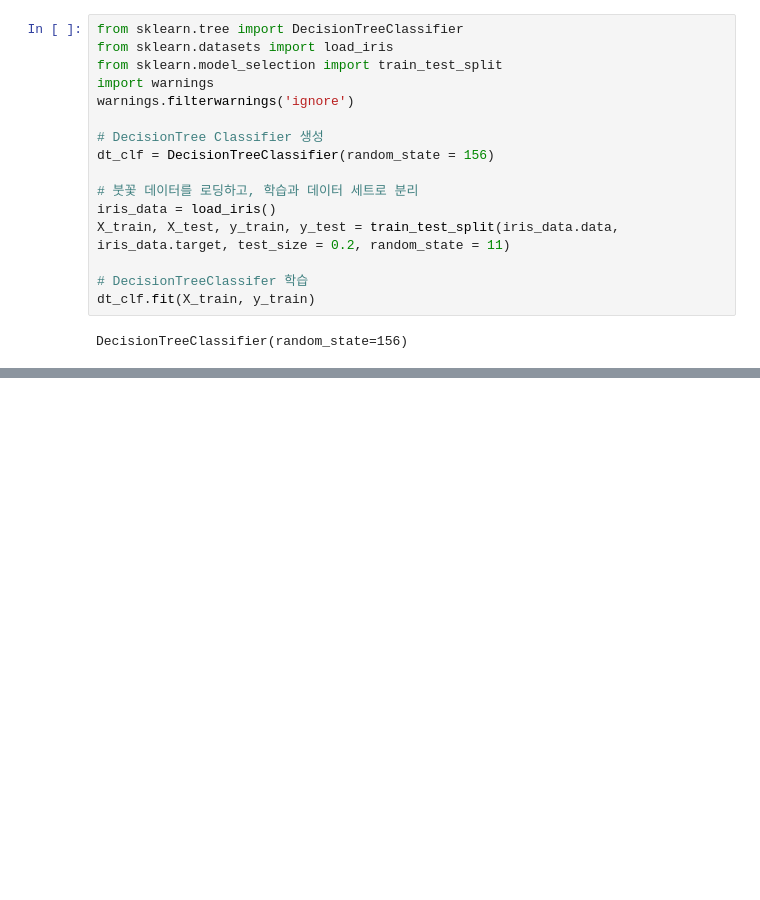
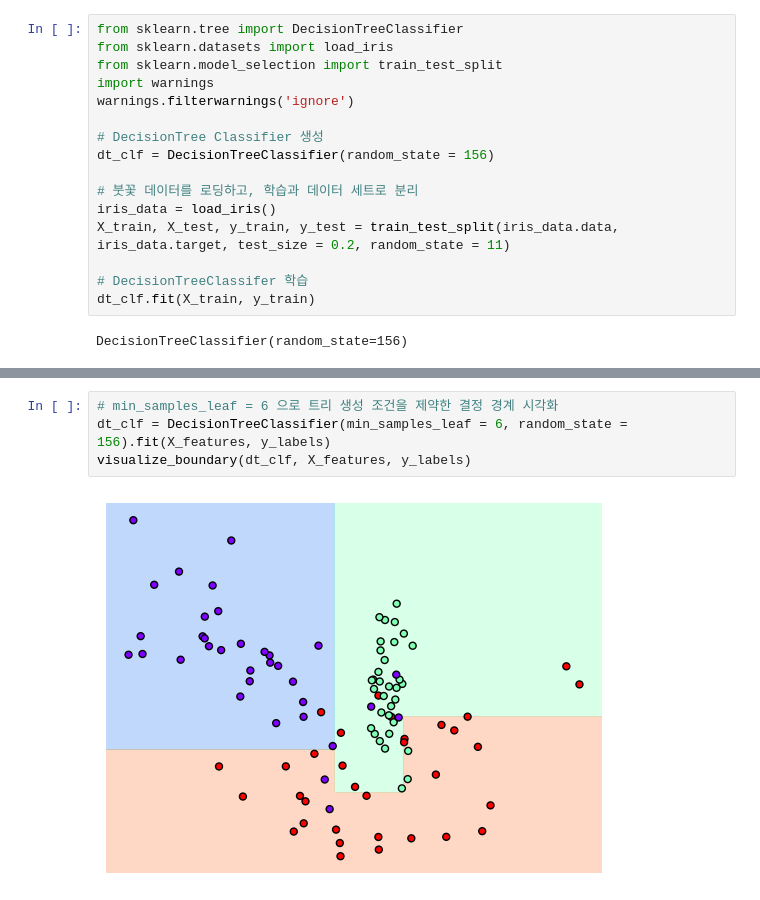
Before and after one commit to HongYeonLee/Pylot_MachineLearningStudy, a Jupyter notebook: 04_Classification.ipynb, the cells around one changed output, grey strips where cells are left out. Drawn from its saved outputs; the diff is of its cells as text; blank space fills up the shorter version.

```diff
--- a/04_Classification.ipynb
+++ b/04_Classification.ipynb
@@ -18,0 +108,6 @@ DecisionTreeClassifier(random_state=156)
+# %%
+# min_samples_leaf = 6 으로 트리 생성 조건을 제약한 결정 경계 시각화
+dt_clf = DecisionTreeClassifier(min_samples_leaf = 6, random_state = 156).fit(X_features, y_labels)
+visualize_boundary(dt_clf, X_features, y_labels)
+# %% [output]
+[figure, added]
```
Also changed, not shown: parts of 25 cells of this notebook, 30 other files.
